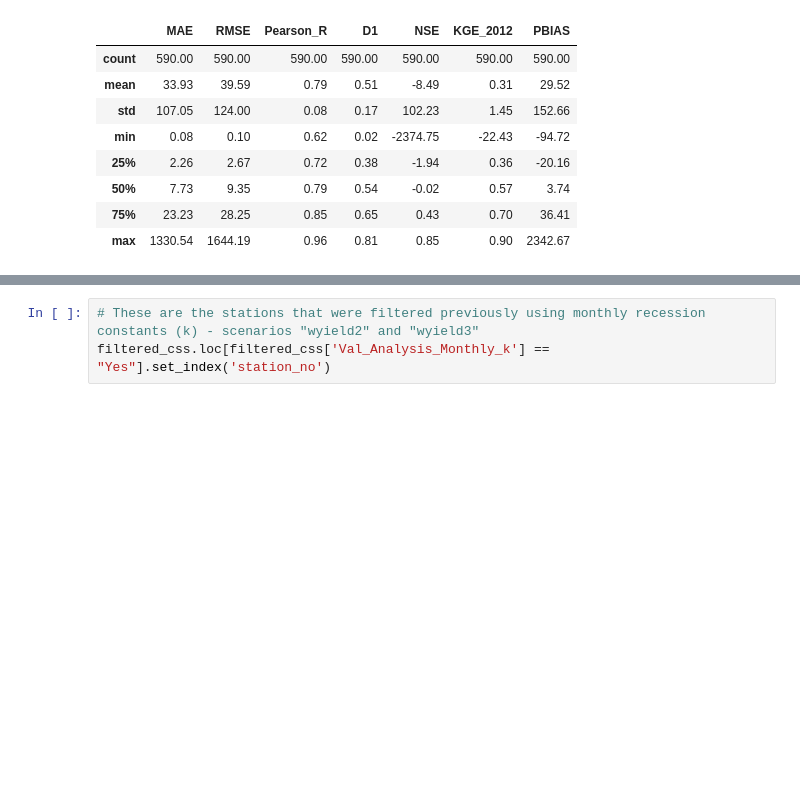
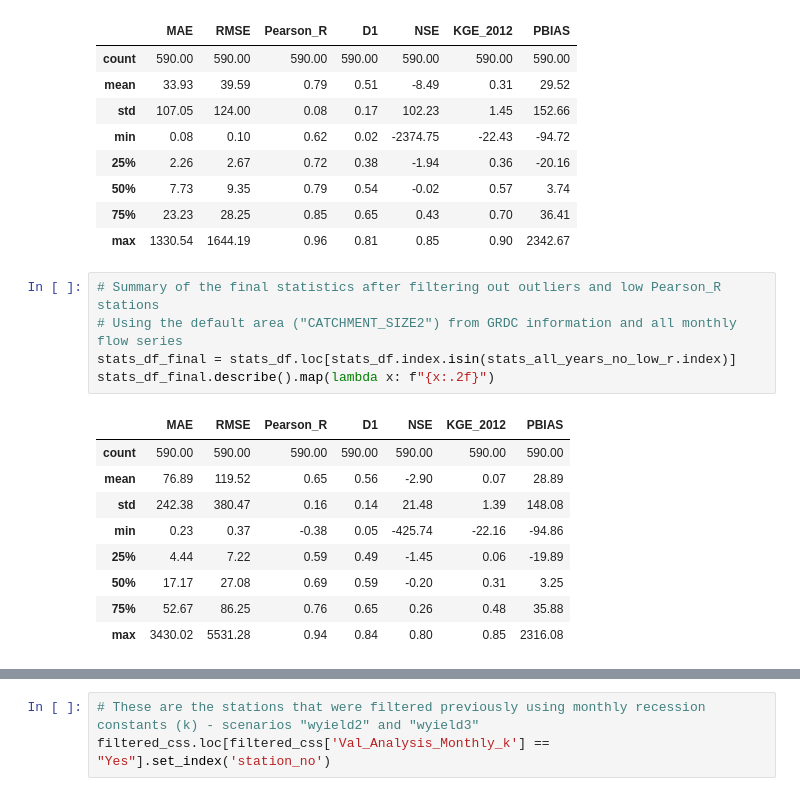
Before and after one commit to jevago262000/PhD_1-Water_Balance, a Jupyter notebook: 7.2a.streamflow_analysis_from_wyield4.ipynb, the cells around one changed output, grey strips where cells are left out. Cells and saved outputs as stored; diff of their text form; blank space fills up the shorter version.

```diff
--- a/7.2a.streamflow_analysis_from_wyield4.ipynb
+++ b/7.2a.streamflow_analysis_from_wyield4.ipynb
@@ -583,3 +583,18 @@ Greater-Pearson stations: ['3617811', '3618720', '3628400', '3630600', '3635310'
 | 50% | 7.73 | 9.35 | 0.79 | 0.54 | -0.02 | 0.57 | 3.74 |
 | 75% | 23.23 | 28.25 | 0.85 | 0.65 | 0.43 | 0.70 | 36.41 |
 | max | 1330.54 | 1644.19 | 0.96 | 0.81 | 0.85 | 0.90 | 2342.67 |
+# %%
+# Summary of the final statistics after filtering out outliers and low Pearson_R stations
+# Using the default area ("CATCHMENT_SIZE2") from GRDC information and all monthly flow series
+stats_df_final = stats_df.loc[stats_df.index.isin(stats_all_years_no_low_r.index)]
+stats_df_final.describe().map(lambda x: f"{x:.2f}")
+# %% [output]
+|  | MAE | RMSE | Pearson_R | D1 | NSE | KGE_2012 | PBIAS |
+| count | 590.00 | 590.00 | 590.00 | 590.00 | 590.00 | 590.00 | 590.00 |
+| mean | 76.89 | 119.52 | 0.65 | 0.56 | -2.90 | 0.07 | 28.89 |
+| std | 242.38 | 380.47 | 0.16 | 0.14 | 21.48 | 1.39 | 148.08 |
+| min | 0.23 | 0.37 | -0.38 | 0.05 | -425.74 | -22.16 | -94.86 |
+| 25% | 4.44 | 7.22 | 0.59 | 0.49 | -1.45 | 0.06 | -19.89 |
+| 50% | 17.17 | 27.08 | 0.69 | 0.59 | -0.20 | 0.31 | 3.25 |
+| 75% | 52.67 | 86.25 | 0.76 | 0.65 | 0.26 | 0.48 | 35.88 |
+| max | 3430.02 | 5531.28 | 0.94 | 0.84 | 0.80 | 0.85 | 2316.08 |
```
Also changed, not shown: parts of 3 cells of this notebook, 1 other file.
